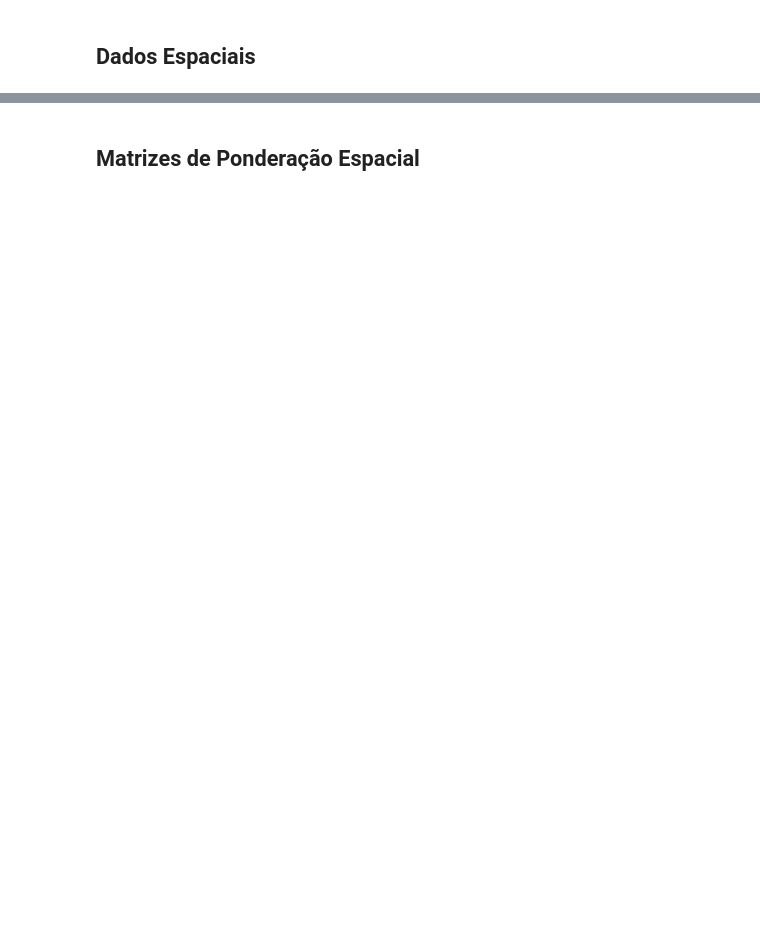
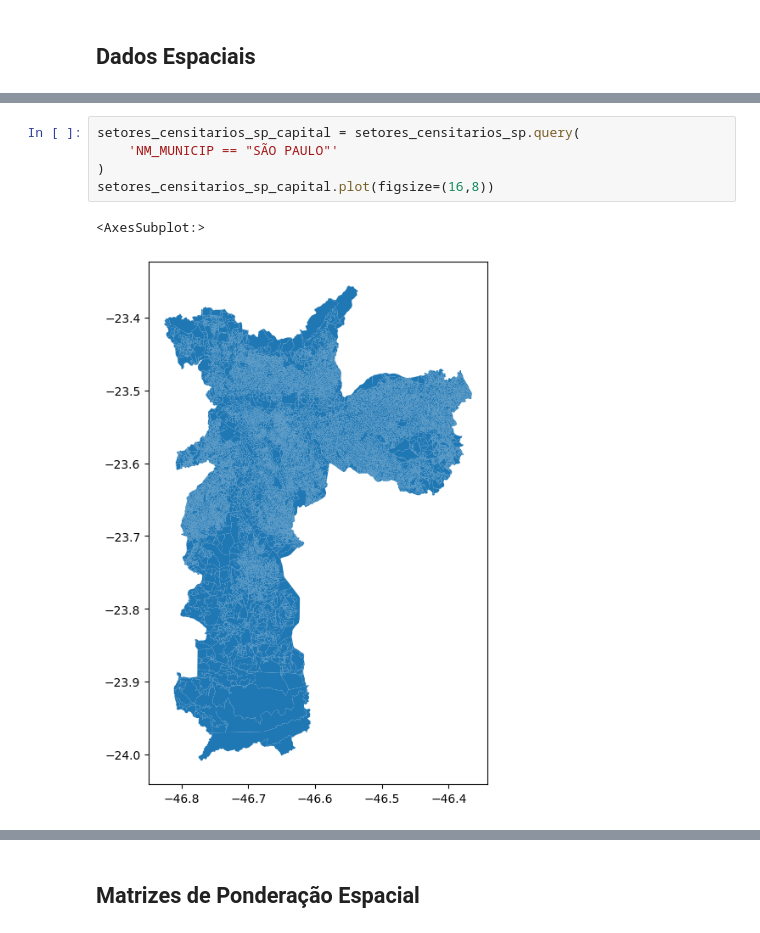
Before and after one commit to gesielrios/aede-ercemapi-2022, a Jupyter notebook: aede-ercemapi-2022.ipynb, the cells around one changed output, grey strips where cells are left out. Saved outputs shown, nothing was run; the diff lists cells and outputs as text; blank space fills up the shorter version.

```diff
--- a/aede-ercemapi-2022.ipynb
+++ b/aede-ercemapi-2022.ipynb
@@ -76,0 +169,8 @@ warnings.filterwarnings('ignore')
+# %%
+setores_censitarios_sp_capital = setores_censitarios_sp.query(
+    'NM_MUNICIP == "SÃO PAULO"'
+)
+setores_censitarios_sp_capital.plot(figsize=(16,8))
+# %% [output]
+<AxesSubplot:>
+[figure, added]
```
Also changed, not shown: parts of 50 cells of this notebook.
